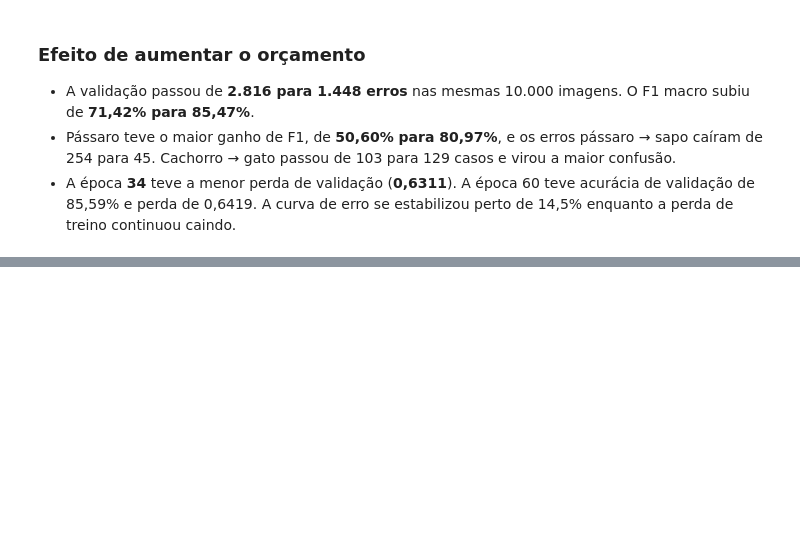
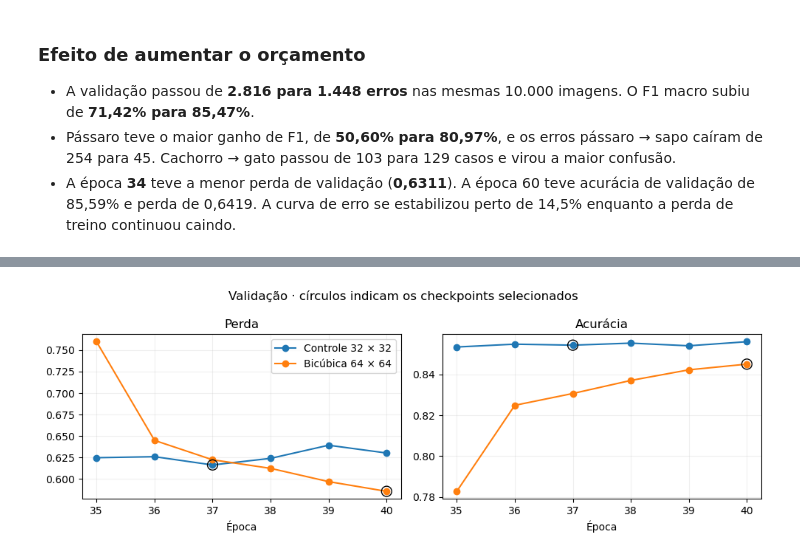
Before and after one commit to Mateusssssssssss/cifar10-keras-classification-images, a Jupyter notebook: notebooks/04_comparacao_cnns.ipynb, the cells around one changed output, grey strips where cells are left out. Drawn from its saved outputs; the diff is of its cells as text; code cells hidden in the pictures; blank space fills up the shorter version.

```diff
--- a/notebooks/04_comparacao_cnns.ipynb
+++ b/notebooks/04_comparacao_cnns.ipynb
@@ -272,0 +385,19 @@ display(Image(filename=str(run60 / 'figures/confusion_matrix.png')))
+# %%
+resize_runs = {
+    'Controle 32 × 32': reports / 'residual_luz_controle',
+    'Bicúbica 64 × 64': reports / 'residual_bicubica',
+}
+resize_meta = {
+    name: json.loads((folder / 'run_metadata.json').read_text(encoding='utf-8'))
+    for name, folder in resize_runs.items()
+}
+resize_scores = {}
+for name, folder in resize_runs.items():
+    metrics = json.loads((folder / 'validation_metrics.json').read_text(encoding='utf-8'))
+    resize_scores[name] = {label: metrics[key] * 100 for key, label in metric_names.items()}
+    resize_scores[name]['Taxa de erro'] = (1 - metrics['accuracy']) * 100
+resize_table = pd.DataFrame(resize_scores)
+resize_table['Bicúbica − controle (p.p.)'] = (
+    resize_table['Bicúbica 64 × 64'] - resize_table['Controle 32 × 32']
+)
+display(resize_table.round(2))
@@ -272,0 +411,19 @@ display(Image(filename=str(run60 / 'figures/confusion_matrix.png')))
+# %%
+fig, axes = plt.subplots(1, 2, figsize=(10, 3.5))
+for name, folder in resize_runs.items():
+    history = pd.read_csv(folder / 'history.csv')
+    history.index = pd.RangeIndex(1, len(history) + 1)
+    start = resize_meta[name]['resumed_at_epoch']
+    best = resize_meta[name]['best_epoch']
+    for ax, metric, title in zip(axes, ('val_loss', 'val_accuracy'), ('Perda', 'Acurácia')):
+        curve = history.loc[start + 1:, metric]
+        ax.plot(curve.index, curve, marker='o', label=name)
+        ax.scatter(best, curve.loc[best], facecolors='none', edgecolors='black', s=100, zorder=3)
+        ax.set(title=title, xlabel='Época', xticks=list(curve.index))
+        ax.grid(alpha=0.2)
+axes[0].legend()
+fig.suptitle('Validação · círculos indicam os checkpoints selecionados')
+fig.tight_layout()
+plt.show()
+# %% [output]
+[figure, added]
```
Also changed, not shown: parts of 9 cells of this notebook, 19 other files.
